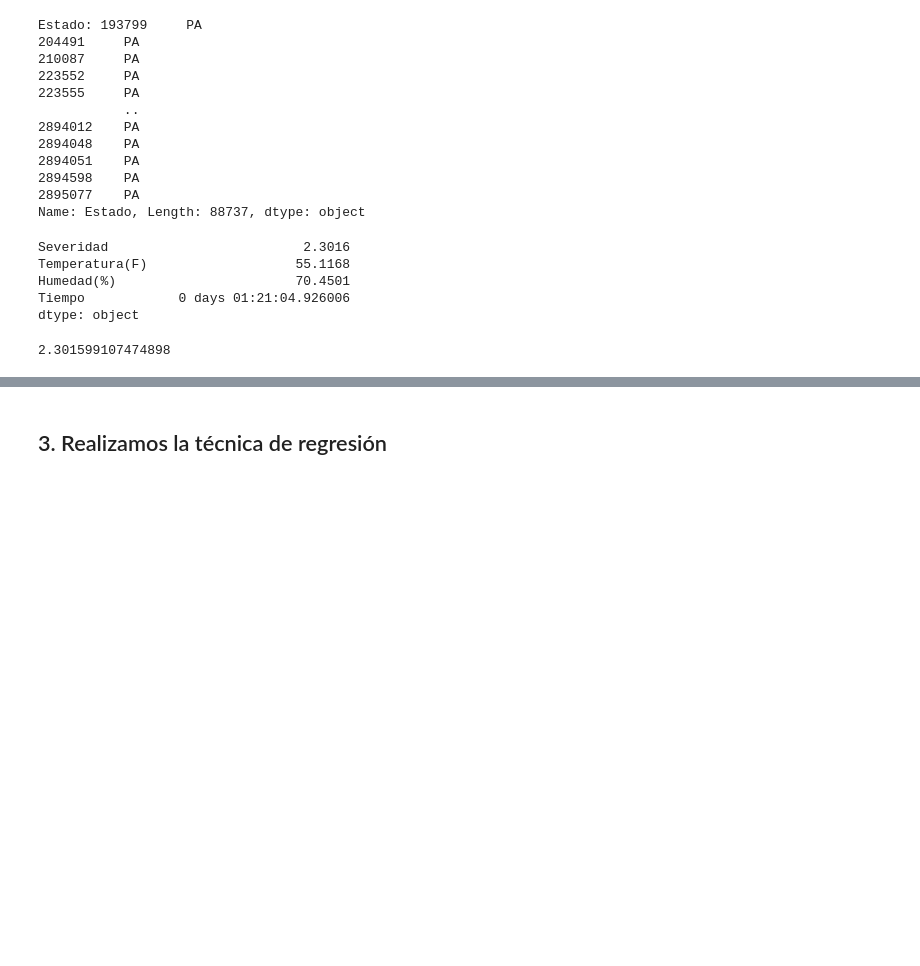
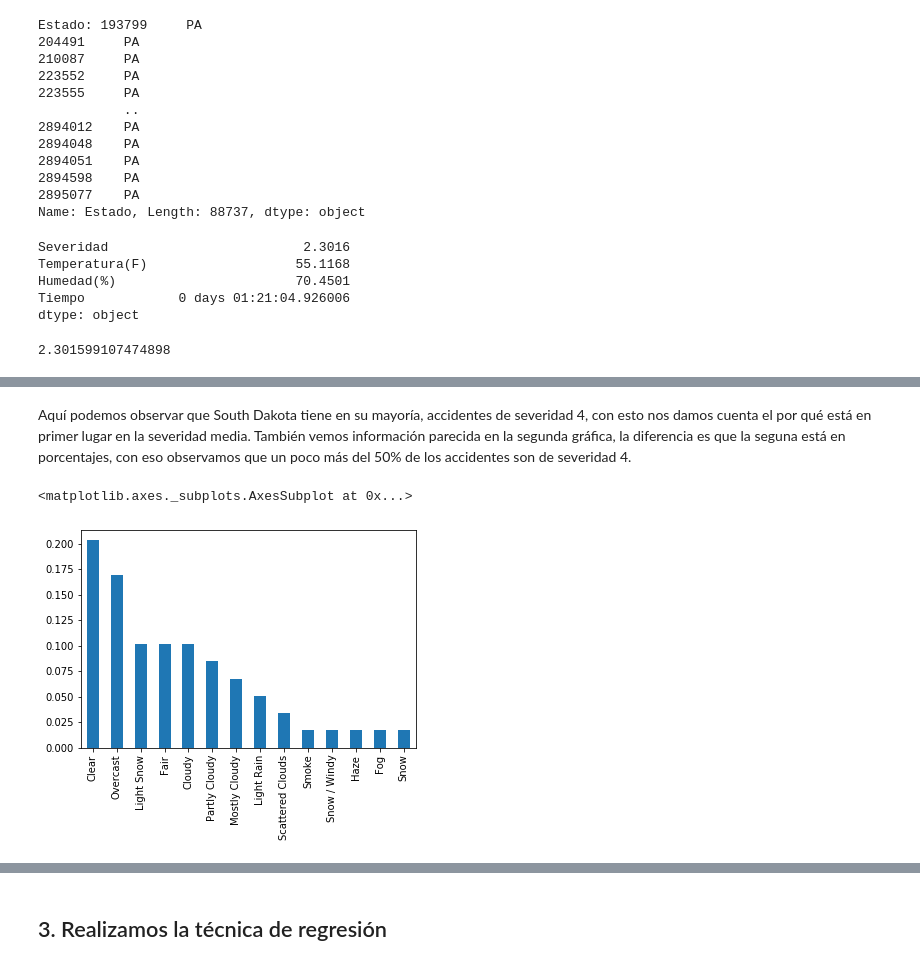
Before and after one commit to ProyectoFinalMineria/BaseDatos, a Jupyter notebook: BD US acc.ipynb, the cells around one changed output, grey strips where cells are left out. Cells and saved outputs as stored; diff of their text form; code cells hidden in the pictures; blank space fills up the shorter version.

```diff
--- a/BD US acc.ipynb
+++ b/BD US acc.ipynb
@@ -426,0 +529,7 @@ Tambien usamos la función describe para observar los mínimos, máximos y demá
+# %% [markdown]
+Aquí podemos observar que South Dakota tiene en su mayoría, accidentes de severidad 4, con esto nos damos cuenta el por qué está en primer lugar en la severidad media. También vemos información parecida en la segunda gráfica, la diferencia es que la seguna está en porcentajes, con eso observamos que un poco más del 50% de los accidentes son de severidad 4.
+# %%
+(base[48]['Clima'].value_counts()/len(base[48])).plot.bar()
+# %% [output]
+<matplotlib.axes._subplots.AxesSubplot at 0x...>
+[figure, added]
```
Also changed, not shown: parts of 46 cells of this notebook.
